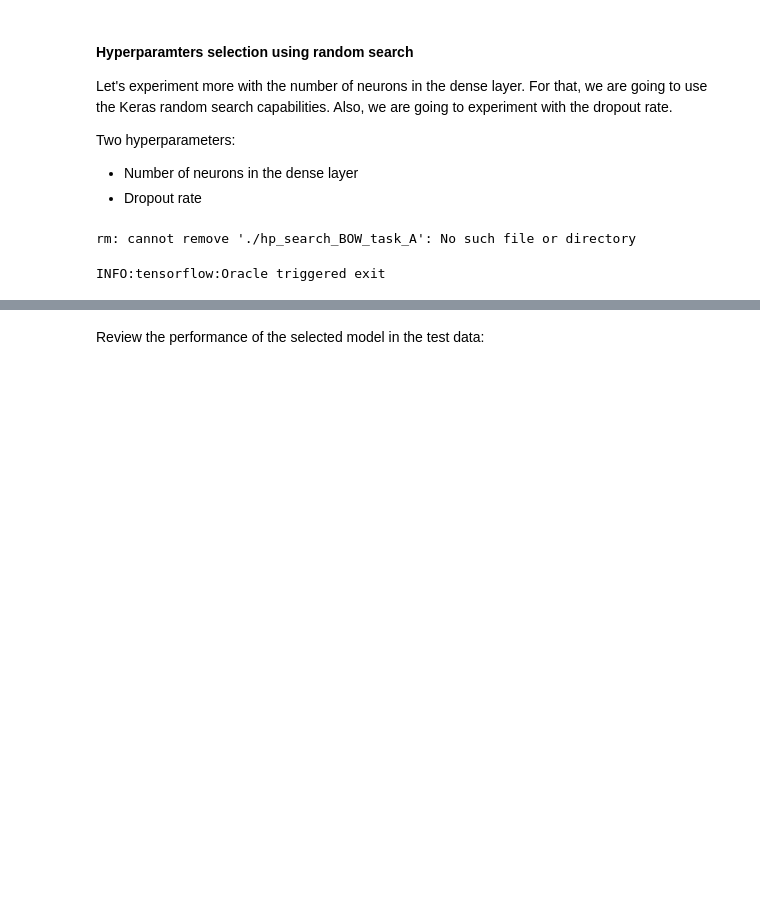
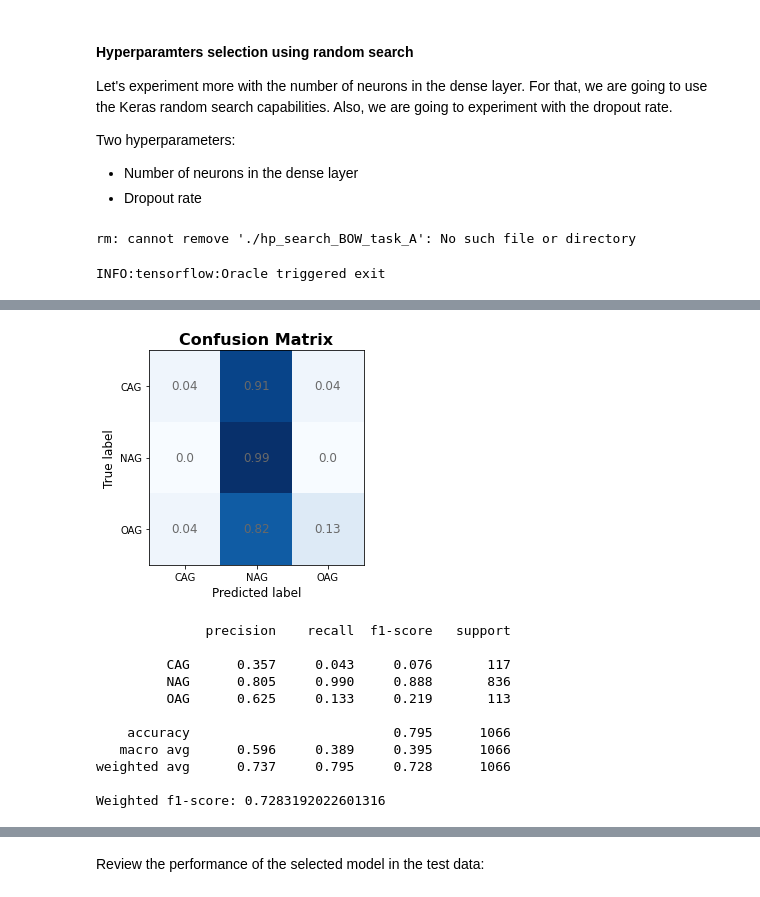
Before and after one commit to ipietri/w266_Final_Project, a Jupyter notebook: notebooks/TRAC-2-notebooks/TRAC2-Baseline-Models.ipynb, the cells around one changed output, grey strips where cells are left out. Saved outputs shown, nothing was run; the diff lists cells and outputs as text; code cells hidden in the pictures; blank space fills up the shorter version.

```diff
--- a/notebooks/TRAC-2-notebooks/TRAC2-Baseline-Models.ipynb
+++ b/notebooks/TRAC-2-notebooks/TRAC2-Baseline-Models.ipynb
@@ -695,0 +722,27 @@ The model does not improve much over the model we had before the automatic hyper
+# %%
+# Evaluate model on DEVELOPMENT data
+
+# predict labels using the development data
+pred_labels_dev = from_prob_to_labels(BOW_model_A_optimized, dev_input, 'A')
+
+# Create confusion matrix
+confusion_matrix_plot(BOW_model_A_optimized, dev_input, dev_labels_a, task='A', normalize='true')
+
+# Print the precision, recall, f1
+print(metrics.classification_report(dev_labels_a, pred_labels_dev, digits=3))
+
+# print global weighted f-1 score
+print(f"Weighted f1-score: {metrics.f1_score(dev_labels_a, pred_labels_dev, pos_label=1, average='weighted')}")
+# %% [output]
+[figure, added]
+              precision    recall  f1-score   support
+
+         CAG      0.357     0.043     0.076       117
+         NAG      0.805     0.990     0.888       836
+         OAG      0.625     0.133     0.219       113
+
+    accuracy                          0.795      1066
+   macro avg      0.596     0.389     0.395      1066
+weighted avg      0.737     0.795     0.728      1066
+
+Weighted f1-score: 0.7283192022601316
```
Also changed, not shown: parts of 30 cells of this notebook.
